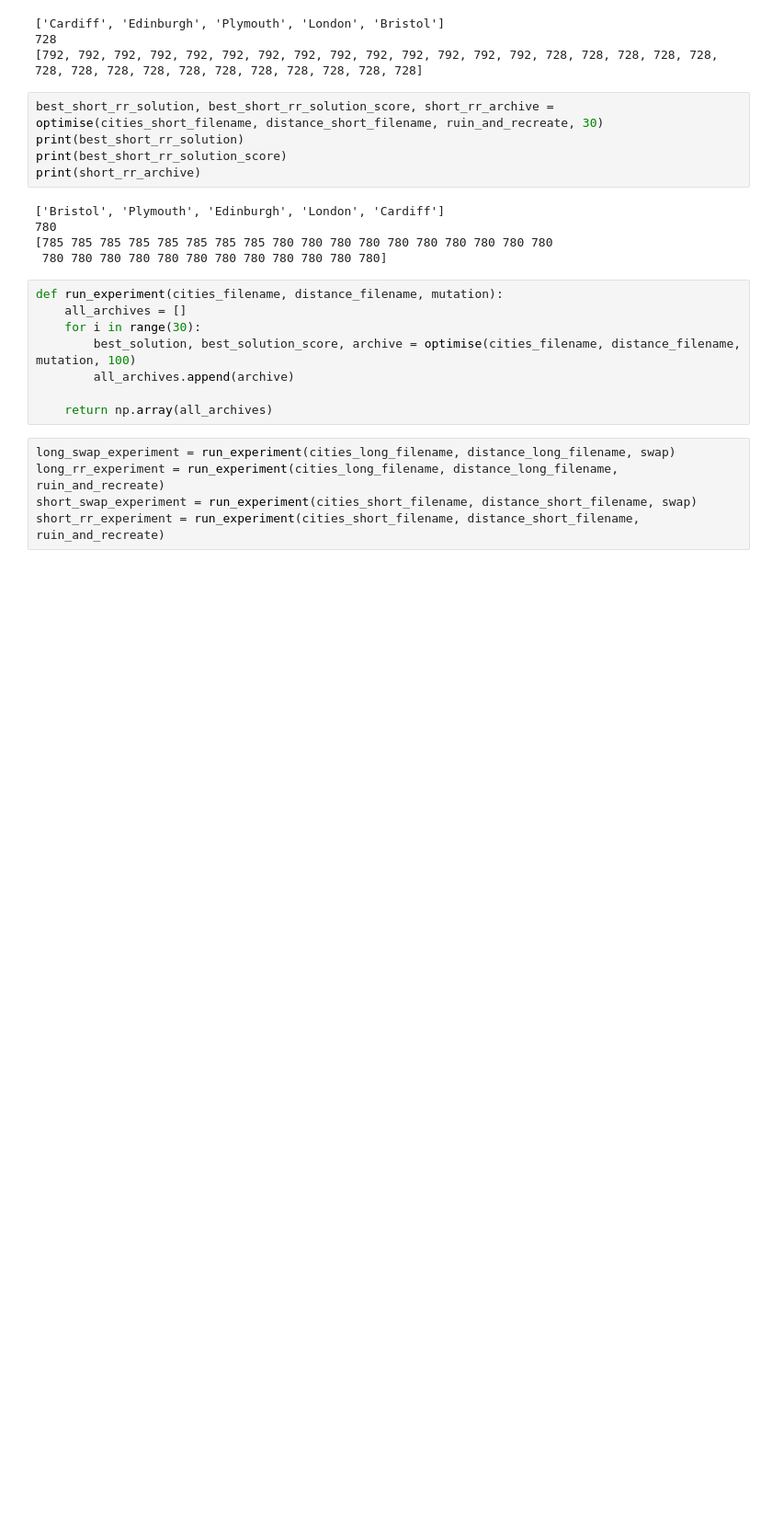
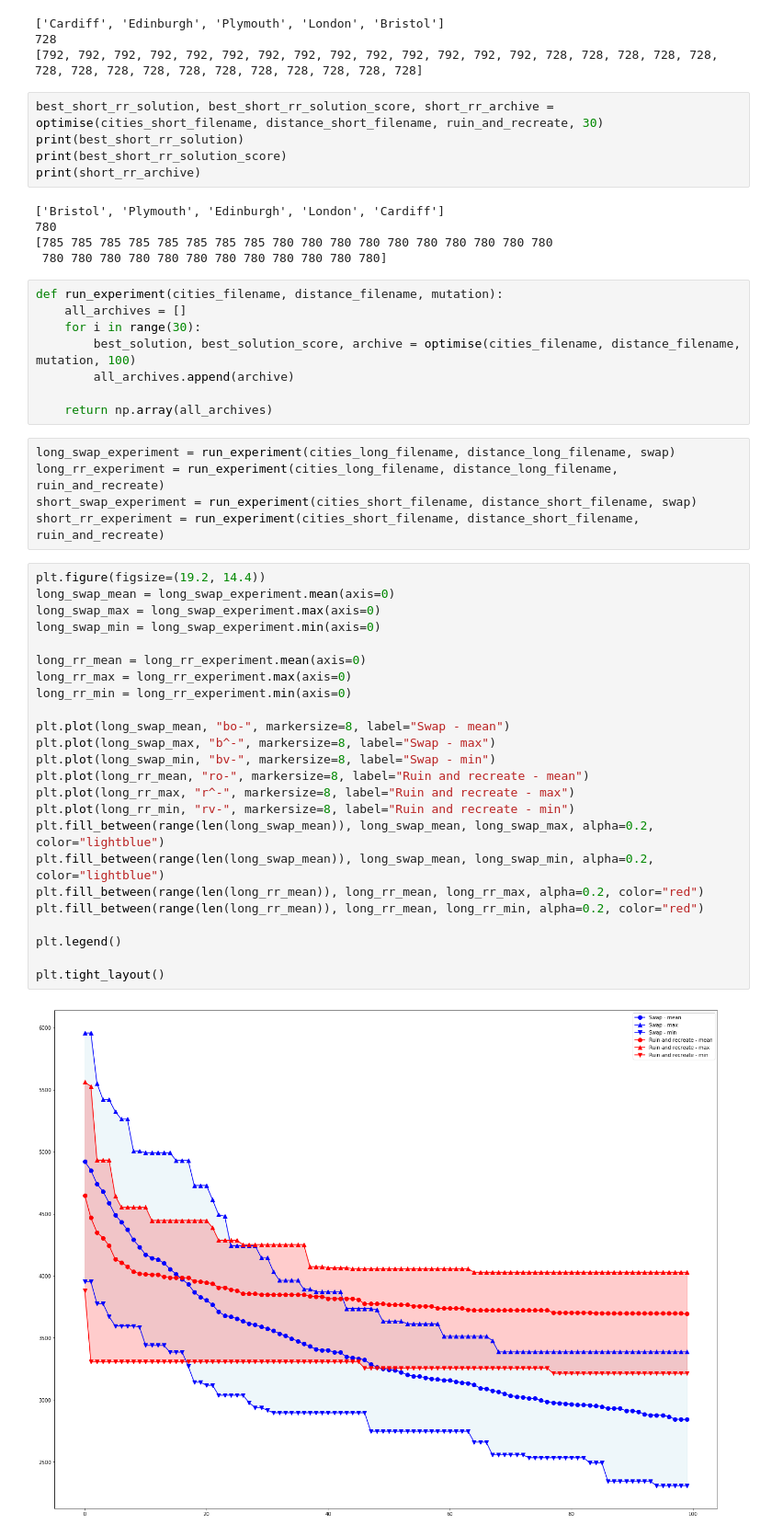
Before and after one commit to Lewis-Trowbridge/COMP2002-Coursework-Assessment, a Jupyter notebook: COMP2002 Coursework.ipynb, the cells around one changed output. Shown: that part at 92% size. Cells and saved outputs as stored; diff of their text form; blank space fills up the shorter version.

Commit message:
Added graph display of long distance experiments

```diff
--- a/COMP2002 Coursework.ipynb
+++ b/COMP2002 Coursework.ipynb
@@ -344,3 +344,29 @@ long_swap_experiment = run_experiment(cities_long_filename, distance_long_filena
 long_rr_experiment = run_experiment(cities_long_filename, distance_long_filename, ruin_and_recreate)
 short_swap_experiment = run_experiment(cities_short_filename, distance_short_filename, swap)
 short_rr_experiment = run_experiment(cities_short_filename, distance_short_filename, ruin_and_recreate)
+# %%
+plt.figure(figsize=(19.2, 14.4))
+long_swap_mean = long_swap_experiment.mean(axis=0)
+long_swap_max = long_swap_experiment.max(axis=0)
+long_swap_min = long_swap_experiment.min(axis=0)
+
+long_rr_mean = long_rr_experiment.mean(axis=0)
+long_rr_max = long_rr_experiment.max(axis=0)
+long_rr_min = long_rr_experiment.min(axis=0)
+
+plt.plot(long_swap_mean, "bo-", markersize=8, label="Swap - mean")
+plt.plot(long_swap_max, "b^-", markersize=8, label="Swap - max")
+plt.plot(long_swap_min, "bv-", markersize=8, label="Swap - min")
+plt.plot(long_rr_mean, "ro-", markersize=8, label="Ruin and recreate - mean")
+plt.plot(long_rr_max, "r^-", markersize=8, label="Ruin and recreate - max")
+plt.plot(long_rr_min, "rv-", markersize=8, label="Ruin and recreate - min")
+plt.fill_between(range(len(long_swap_mean)), long_swap_mean, long_swap_max, alpha=0.2, color="lightblue")
+plt.fill_between(range(len(long_swap_mean)), long_swap_mean, long_swap_min, alpha=0.2, color="lightblue")
+plt.fill_between(range(len(long_rr_mean)), long_rr_mean, long_rr_max, alpha=0.2, color="red")
+plt.fill_between(range(len(long_rr_mean)), long_rr_mean, long_rr_min, alpha=0.2, color="red")
+
+plt.legend()
+
+plt.tight_layout()
+# %% [output]
+[figure, added]
```
